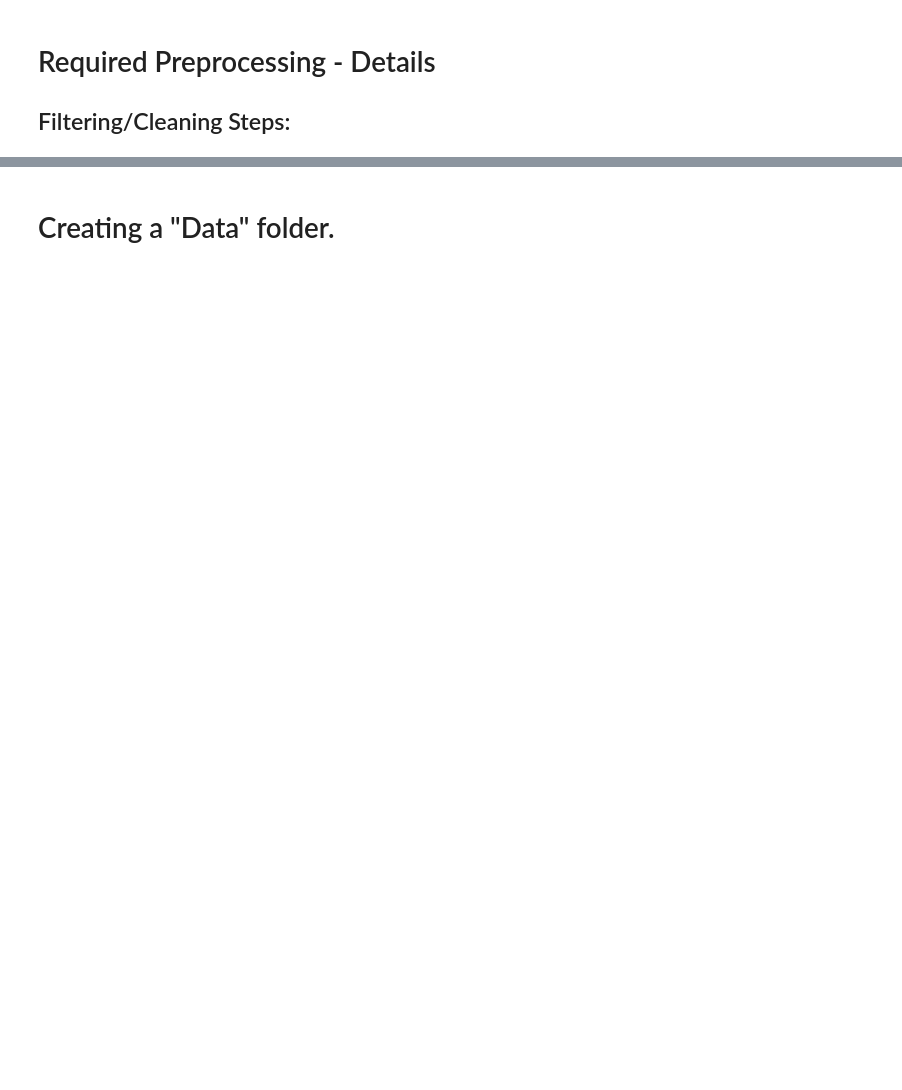
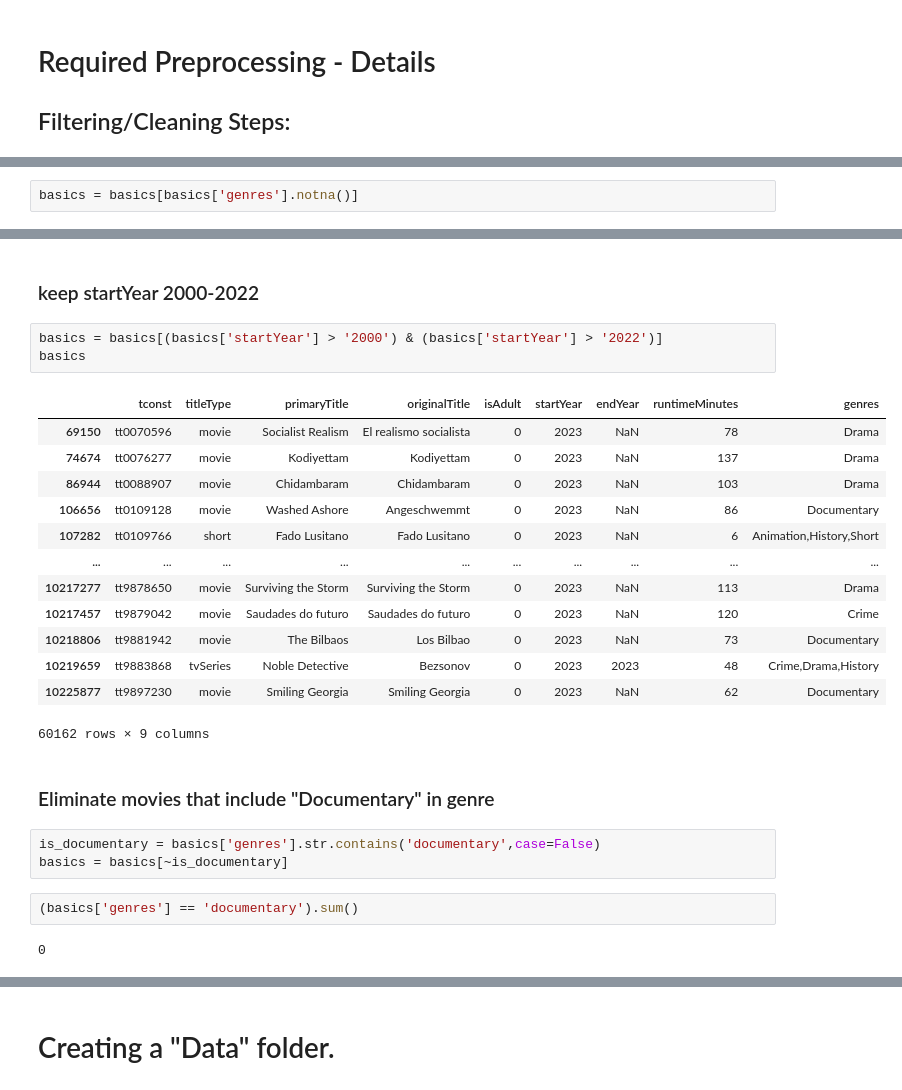
Before and after one commit to Souha-Kabtni/Project_3, a Jupyter notebook: Project_3.ipynb, the cells around one changed output, grey strips where cells are left out. Cells and saved outputs as stored; diff of their text form; blank space fills up the shorter version.

```diff
--- a/Project_3.ipynb
+++ b/Project_3.ipynb
@@ -42,0 +111,2 @@ title_akas = pd.read_csv(title_akas, sep='\t', low_memory=False)
+# %%
+basics = basics[basics['genres'].notna()]
@@ -42,0 +124,28 @@ title_akas = pd.read_csv(title_akas, sep='\t', low_memory=False)
+# %% [markdown]
+### keep startYear 2000-2022
+# %%
+basics = basics[(basics['startYear'] > '2000') & (basics['startYear'] > '2022')]
+basics
+# %% [output]
+|  | tconst | titleType | primaryTitle | originalTitle | isAdult | startYear | endYear | runtimeMinutes | genres |
+| 69150 | tt0070596 | movie | Socialist Realism | El realismo socialista | 0 | 2023 | NaN | 78 | Drama |
+| 74674 | tt0076277 | movie | Kodiyettam | Kodiyettam | 0 | 2023 | NaN | 137 | Drama |
+| 86944 | tt0088907 | movie | Chidambaram | Chidambaram | 0 | 2023 | NaN | 103 | Drama |
+| 106656 | tt0109128 | movie | Washed Ashore | Angeschwemmt | 0 | 2023 | NaN | 86 | Documentary |
+| 107282 | tt0109766 | short | Fado Lusitano | Fado Lusitano | 0 | 2023 | NaN | 6 | Animation,History,Short |
+| ... | ... | ... | ... | ... | ... | ... | ... | ... | ... |
+| 10217277 | tt9878650 | movie | Surviving the Storm | Surviving the Storm | 0 | 2023 | NaN | 113 | Drama |
+| 10217457 | tt9879042 | movie | Saudades do futuro | Saudades do futuro | 0 | 2023 | NaN | 120 | Crime |
+| 10218806 | tt9881942 | movie | The Bilbaos | Los Bilbao | 0 | 2023 | NaN | 73 | Documentary |
+| 10219659 | tt9883868 | tvSeries | Noble Detective | Bezsonov | 0 | 2023 | 2023 | 48 | Crime,Drama,History |
+| 10225877 | tt9897230 | movie | Smiling Georgia | Smiling Georgia | 0 | 2023 | NaN | 62 | Documentary |
+60162 rows × 9 columns
+# %% [markdown]
+### Eliminate movies that include "Documentary" in genre
+# %%
+is_documentary = basics['genres'].str.contains('documentary',case=False)
+basics = basics[~is_documentary]
+# %%
+(basics['genres'] == 'documentary').sum()
+# %% [output]
+0
```
Also changed, not shown: parts of 43 cells of this notebook, 3 other files.
